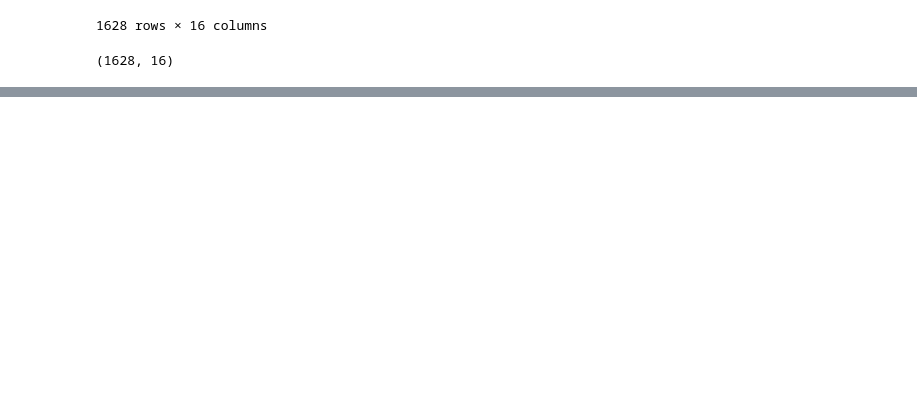
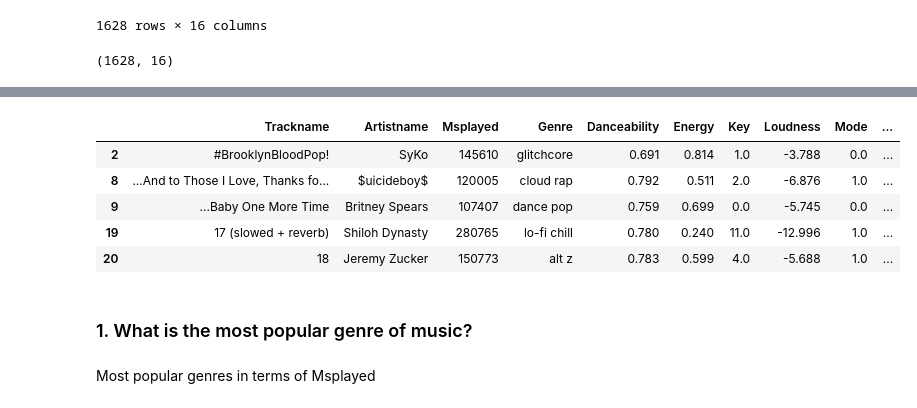
Before and after one commit to George-Mbugua/Music-Analysis, a Jupyter notebook: Music_Analysis.ipynb, the cells around one changed output, grey strips where cells are left out. Saved outputs shown, nothing was run; the diff lists cells and outputs as text; code cells hidden in the pictures; blank space fills up the shorter version.

```diff
--- a/Music_Analysis.ipynb
+++ b/Music_Analysis.ipynb
@@ -270,0 +286,13 @@ music.shape
+# %%
+music.head()
+# %% [output]
+|  | Trackname | Artistname | Msplayed | Genre | Danceability | Energy | Key | Loudness | Mode | ... |
+| 2 | #BrooklynBloodPop! | SyKo | 145610 | glitchcore | 0.691 | 0.814 | 1.0 | -3.788 | 0.0 | ... |
+| 8 | ...And to Those I Love, Thanks fo... | $uicideboy$ | 120005 | cloud rap | 0.792 | 0.511 | 2.0 | -6.876 | 1.0 | ... |
+| 9 | ...Baby One More Time | Britney Spears | 107407 | dance pop | 0.759 | 0.699 | 0.0 | -5.745 | 0.0 | ... |
+| 19 | 17 (slowed + reverb) | Shiloh Dynasty | 280765 | lo-fi chill | 0.780 | 0.240 | 11.0 | -12.996 | 1.0 | ... |
+| 20 | 18 | Jeremy Zucker | 150773 | alt z | 0.783 | 0.599 | 4.0 | -5.688 | 1.0 | ... |
+# %% [markdown]
+### 1. What is the most popular genre of music?
+# %% [markdown]
+Most popular genres in terms of Msplayed
```
Also changed, not shown: parts of 14 cells of this notebook, 1 other file.
